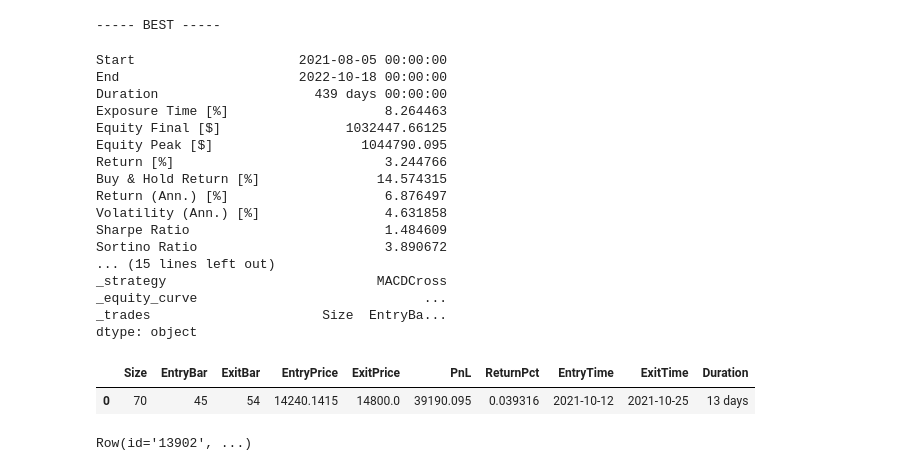
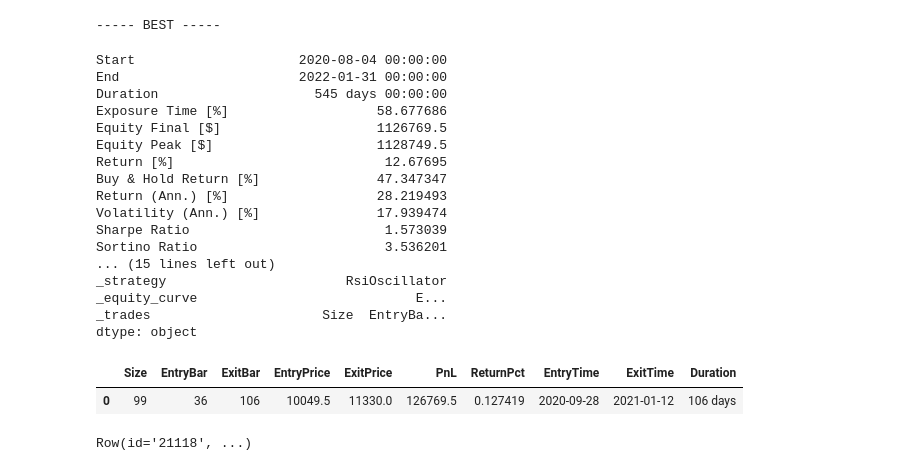
Before and after one commit to simari1/SystemTrade, a Jupyter notebook: Backtesting.py/VerifyStrategyOverPeriod/VerifyStrategy.ipynb, the cells around one changed output. Saved outputs shown, nothing was run; the diff lists cells and outputs as text; code cells hidden in the pictures.

```diff
--- a/Backtesting.py/VerifyStrategyOverPeriod/VerifyStrategy.ipynb
+++ b/Backtesting.py/VerifyStrategyOverPeriod/VerifyStrategy.ipynb
@@ -13,8 +13,8 @@ import plotly.express as px
 start = datetime.datetime.today() + relativedelta.relativedelta(years=-10)
 #Mで入力する
 split_unit = "12M"
-modulename = "BacktestingStrategies.Strategy_MacdCross"
-classname = "btst.MACDCross"
+modulename = "BacktestingStrategies.Strategy_RsiOscillator"
+classname = "btst.RsiOscillator"
 end = datetime.date.today()
 
 data = web.DataReader('2558.T', 'yahoo', start, end)
@@ -163,31 +163,31 @@ dtype: object
 # %%
 #ベストを表示
 print("----- BEST -----")
 display(top1_return[0][1])
 display(top1_return[0][1]._trades)
-top1_return[0][0].plot(filename = fname + str(top1_return[0][1]._strategy) + "_best" + str(i) + ".html")
+top1_return[0][0].plot(filename = fname + str(top1_return[0][1]._strategy) + "_best.html")
 # %% [output]
 ----- BEST -----
-Start                     2021-08-05 00:00:00
-End                       2022-10-18 00:00:00
-Duration                    439 days 00:00:00
-Exposure Time [%]                    8.264463
-Equity Final [$]                1032447.66125
-Equity Peak [$]                   1044790.095
-Return [%]                           3.244766
-Buy & Hold Return [%]               14.574315
-Return (Ann.) [%]                    6.876497
-Volatility (Ann.) [%]                4.631858
-Sharpe Ratio                         1.484609
-Sortino Ratio                        3.890672
+Start                     2020-08-04 00:00:00
+End                       2022-01-31 00:00:00
+Duration                    545 days 00:00:00
+Exposure Time [%]                   58.677686
+Equity Final [$]                    1126769.5
+Equity Peak [$]                     1128749.5
+Return [%]                           12.67695
+Buy & Hold Return [%]               47.347347
+Return (Ann.) [%]                   28.219493
+Volatility (Ann.) [%]               17.939474
+Sharpe Ratio                         1.573039
+Sortino Ratio                        3.536201
 ... (15 lines left out)
-_strategy                           MACDCross
-_equity_curve                             ...
+_strategy                       RsiOscillator
+_equity_curve                            E...
 _trades                      Size  EntryBa...
 dtype: object
 |  | Size | EntryBar | ExitBar | EntryPrice | ExitPrice | PnL | ReturnPct | EntryTime | ExitTime | Duration |
-| 0 | 70 | 45 | 54 | 14240.1415 | 14800.0 | 39190.095 | 0.039316 | 2021-10-12 | 2021-10-25 | 13 days |
+| 0 | 99 | 36 | 106 | 10049.5 | 11330.0 | 126769.5 | 0.127419 | 2020-09-28 | 2021-01-12 | 106 days |
-Row(id='13902', ...)
+Row(id='21118', ...)
 # %%
 #散布図を表示
 fig = px.box(df["Return [%]"], points = "all")
```
Also changed, not shown: parts of 2 cells of this notebook.
